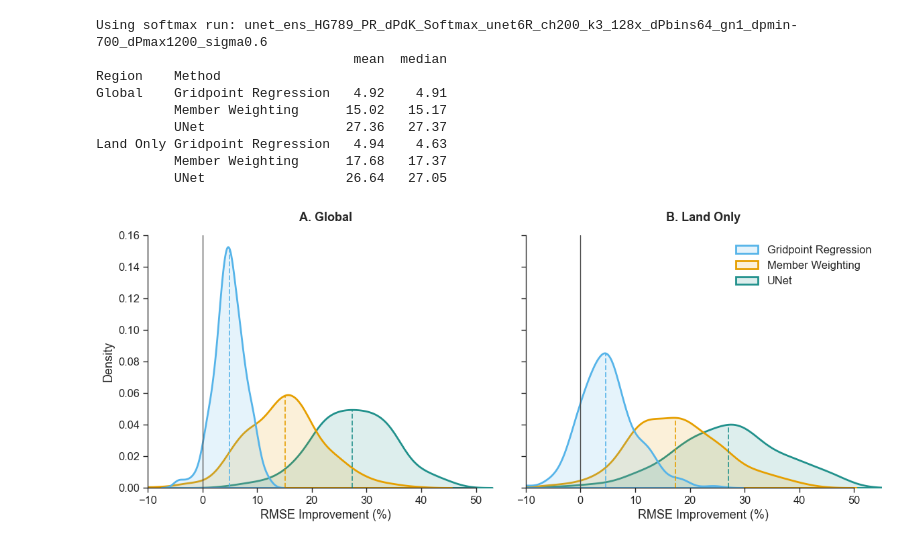
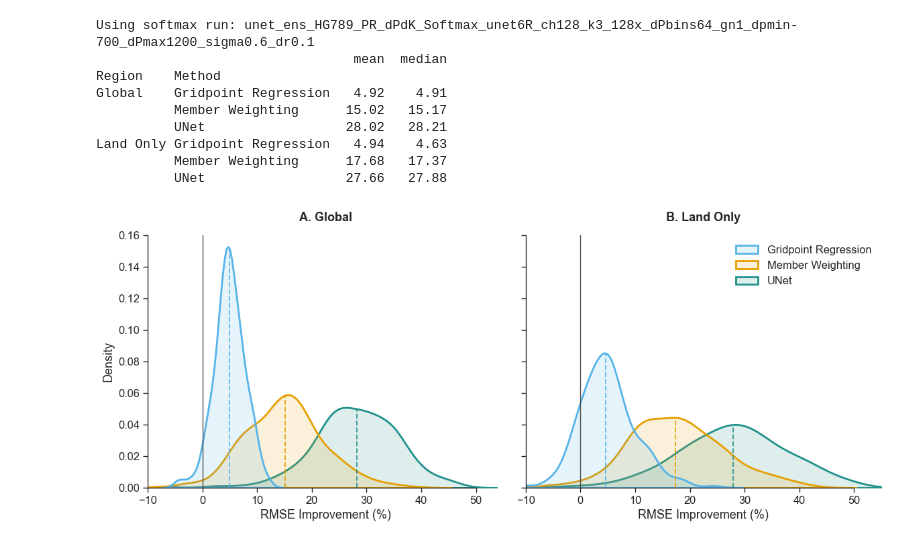
Before and after one commit to evanwellmeyer/precio_pr_dpdk, a Jupyter notebook: PDFs.ipynb, the cells around one changed output. Cells and saved outputs as stored; diff of their text form; code cells hidden in the pictures.

```diff
--- a/PDFs.ipynb
+++ b/PDFs.ipynb
@@ -14,9 +14,9 @@ import seaborn as sns
 # --------------------------
 hadgem_dir = Path("/Users/ewellmeyer/Documents/research/HadGEM")
 weights_base = Path("/Users/ewellmeyer/Documents/research/weights")
-requested_channel = 200
+requested_channel = 128
 run_glob = (
-    "unet_ens_HG789_PR_dPdK_Softmax_unet6R_ch*_k3_128x_dPbins64_gn1_dpmin-700_dPmax1200_sigma0.6"
+    "unet_ens_HG789_PR_dPdK_Softmax_unet6R_ch*_k3_128x_dPbins64_gn1_dpmin-700_dPmax1200_sigma0.6_dr0.1"
 )
 
 sns.set_context("paper", font_scale=1.35)
@@ -172,34 +172,34 @@ for ax, region, letter, show_legend in zip(axes, ["Global", "Land Only"], ["A",
 
     # Evaluate KDE at median using scipy — avoids relying on seaborn's ax.lines internals
     for method in method_order:
         values = subset.loc[subset["Method"] == method, "RMSE Improvement (%)"].values
         median_val = np.median(values)
         kde = stats.gaussian_kde(values)
         kde_at_median = kde(median_val)[0]
         ax.vlines(median_val, 0, kde_at_median,
                   color=palette[method], linestyle="--", alpha=0.85, linewidth=1.4)
 
     ax.axvline(0, color=".3", linestyle="-", linewidth=1)
     ax.set_xlim(-10, 55)
     ax.set_ylim(0, 0.16)
     ax.set_title(f"{letter}. {region}", fontweight="bold", pad=15)
     ax.set_xlabel("RMSE Improvement (%)")
     ax.set_ylabel("Density" if region == "Global" else "")
 
     if show_legend:
         sns.move_legend(ax, "upper right", frameon=False, title=None)
 
 sns.despine(trim=True)
 plt.tight_layout()
 plt.show()
 # %% [output]
-Using softmax run: unet_ens_HG789_PR_dPdK_Softmax_unet6R_ch200_k3_128x_dPbins64_gn1_dpmin-700_dPmax1200_sigma0.6
+Using softmax run: unet_ens_HG789_PR_dPdK_Softmax_unet6R_ch128_k3_128x_dPbins64_gn1_dpmin-700_dPmax1200_sigma0.6_dr0.1
                                  mean  median
 Region    Method
 Global    Gridpoint Regression   4.92    4.91
           Member Weighting      15.02   15.17
-          UNet                  27.36   27.37
+          UNet                  28.02   28.21
 Land Only Gridpoint Regression   4.94    4.63
           Member Weighting      17.68   17.37
-          UNet                  26.64   27.05
+          UNet                  27.66   27.88
-[figure, old version]
+[figure, new version]
```
Also changed, not shown: 3 other files.
